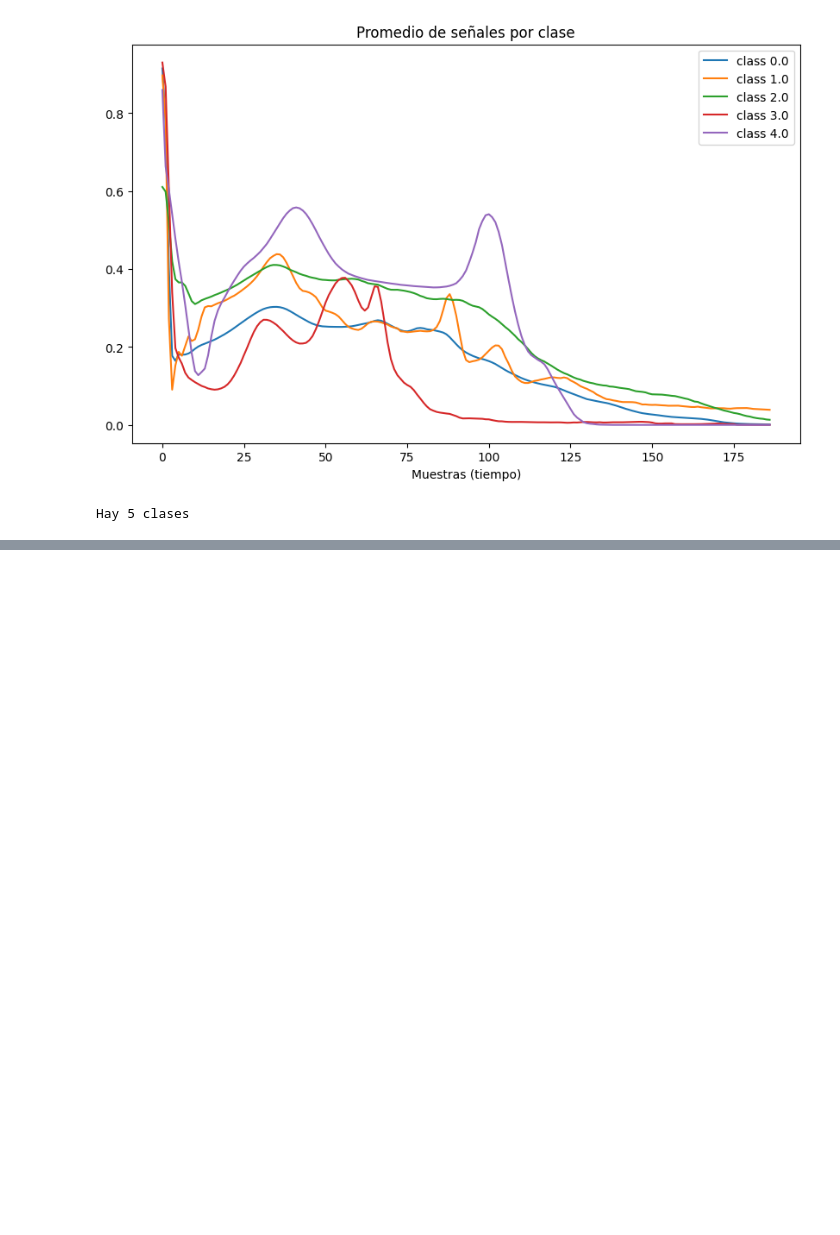
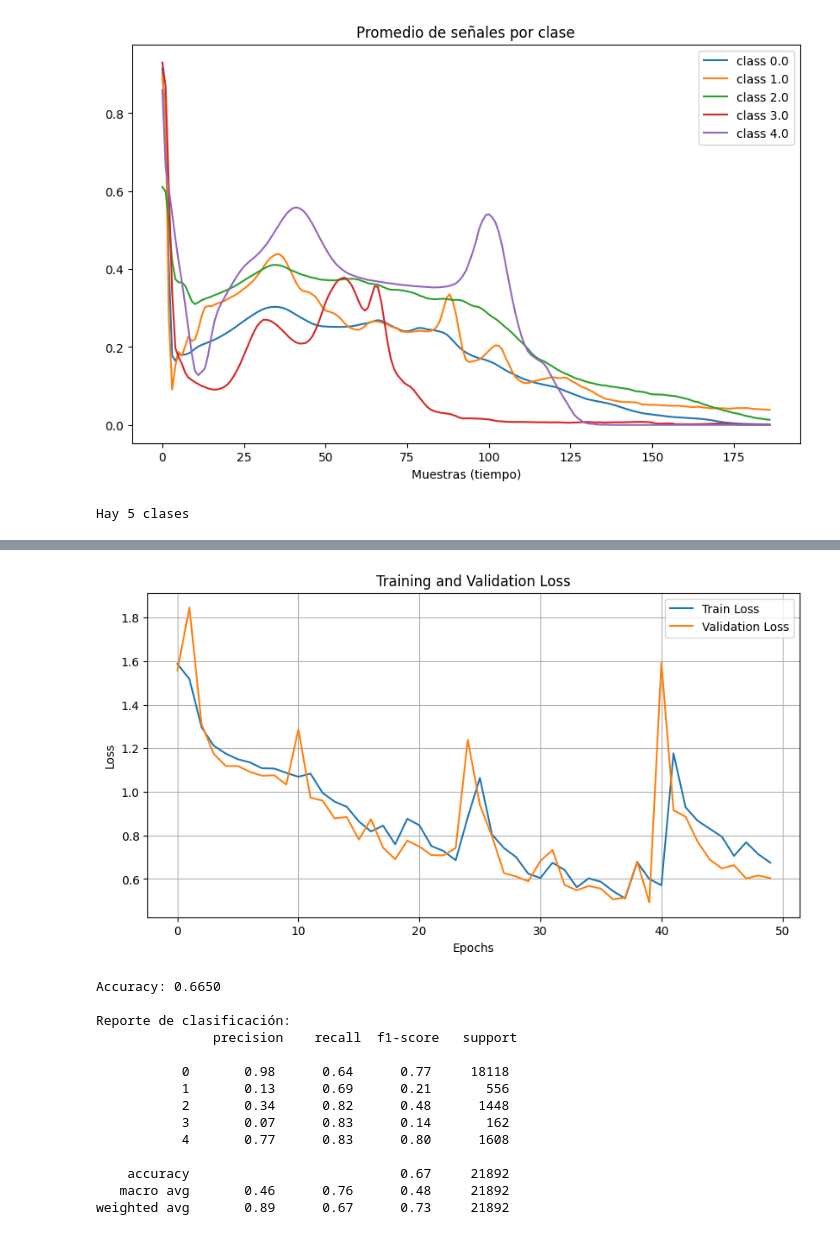
Before and after one commit to joacoguerrae/taller_dl, a Jupyter notebook: tarea_2/Tarea_2_Entrega.ipynb, the cells around one changed output, grey strips where cells are left out. Drawn from its saved outputs; the diff is of its cells as text; code cells hidden in the pictures; blank space fills up the shorter version.

```diff
--- a/tarea_2/Tarea_2_Entrega.ipynb
+++ b/tarea_2/Tarea_2_Entrega.ipynb
@@ -271,27 +327,8 @@ class ECG_LSTM(nn.Module):
     def forward(self, x):
         if x.dim() == 2:
             x = x.unsqueeze(-1)
-        out, (h, c) = self.lstm(x)      # out: (B, 187, H*d)
-        last = out[:, -1, :]            # o bien: h[-1] (ver nota abajo)
-        return self.fc(last)
-
-class ECG_GRU(nn.Module):
-    def __init__(self, input_size=1, hidden_size=64, num_layers=2, num_classes=5, dropout=0.3):
-        super().__init__()
-        self.gru = nn.GRU(input_size, hidden_size, num_layers, batch_first=True, dropout=dropout, bidirectional=False)
-        self.fc = nn.Sequential(
-            nn.Dropout(dropout),
-            nn.Linear(hidden_size, num_classes)
-        )
-    def forward(self, x):
-        if x.dim() == 2:
-            x = x.unsqueeze(-1)
-        out, h = self.gru(x)
+        out, (h, c) = self.lstm(x)
         last = out[:, -1, :]
         return self.fc(last)
 
-# Instanciar modelo de ejemplo
-model = ECG_LSTM().to(DEVICE)
-model_2 = ECG_GRU().to(DEVICE)
-print(model)
-print(model_2)
+model_lstm = ECG_LSTM().to(DEVICE)
@@ -313,3 +335,5 @@ ECG_GRU(
 # %%
-optimizer = optim.Adam(model.parameters(), lr=0.001)
-criterion = nn.CrossEntropyLoss(weight=class_weights_tensor)
+optimizer_2 = optim.Adam(model_lstm.parameters(), lr=0.001)
+criterion_2 = nn.CrossEntropyLoss(weight=class_weights_tensor)
+# %%
+train_errors_lstm, val_errors_lstm = utils.train(model_lstm,optimizer_2,criterion_2,train_loader,val_loader,DEVICE,epochs=100,patience = 10)
@@ -315,0 +358,19 @@ criterion = nn.CrossEntropyLoss(weight=class_weights_tensor)
+# %%
+utils.plot_taining(train_errors_lstm, val_errors_lstm)
+utils.model_calassification_report(model_lstm, test_loader, DEVICE, nclasses)
+# %% [output]
+[figure, added]
+Accuracy: 0.6650
+
+Reporte de clasificación:
+               precision    recall  f1-score   support
+
+           0       0.98      0.64      0.77     18118
+           1       0.13      0.69      0.21       556
+           2       0.34      0.82      0.48      1448
+           3       0.07      0.83      0.14       162
+           4       0.77      0.83      0.80      1608
+
+    accuracy                           0.67     21892
+   macro avg       0.46      0.76      0.48     21892
+weighted avg       0.89      0.67      0.73     21892
```
Also changed, not shown: parts of 14 cells of this notebook, 2 other files.
